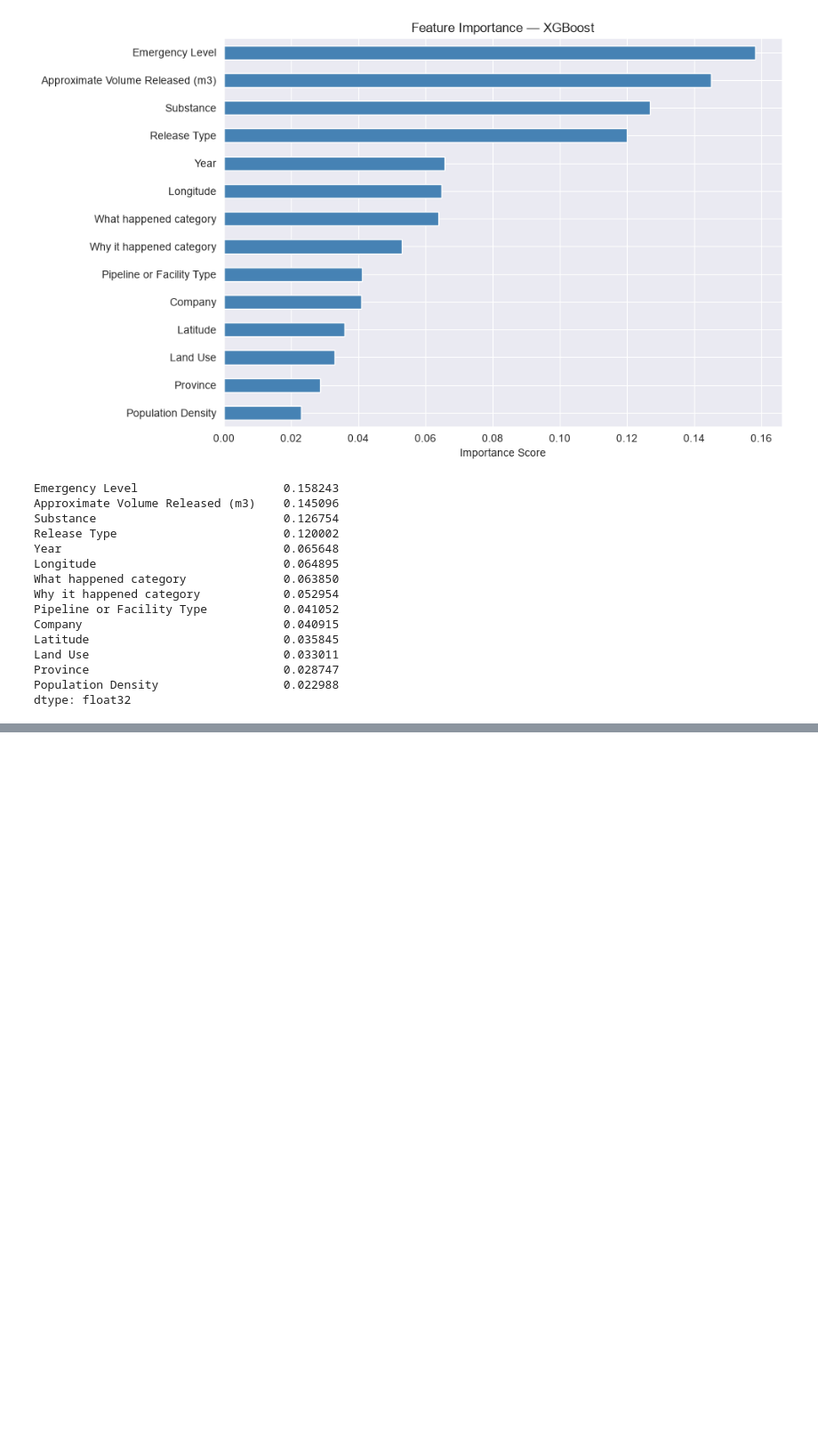
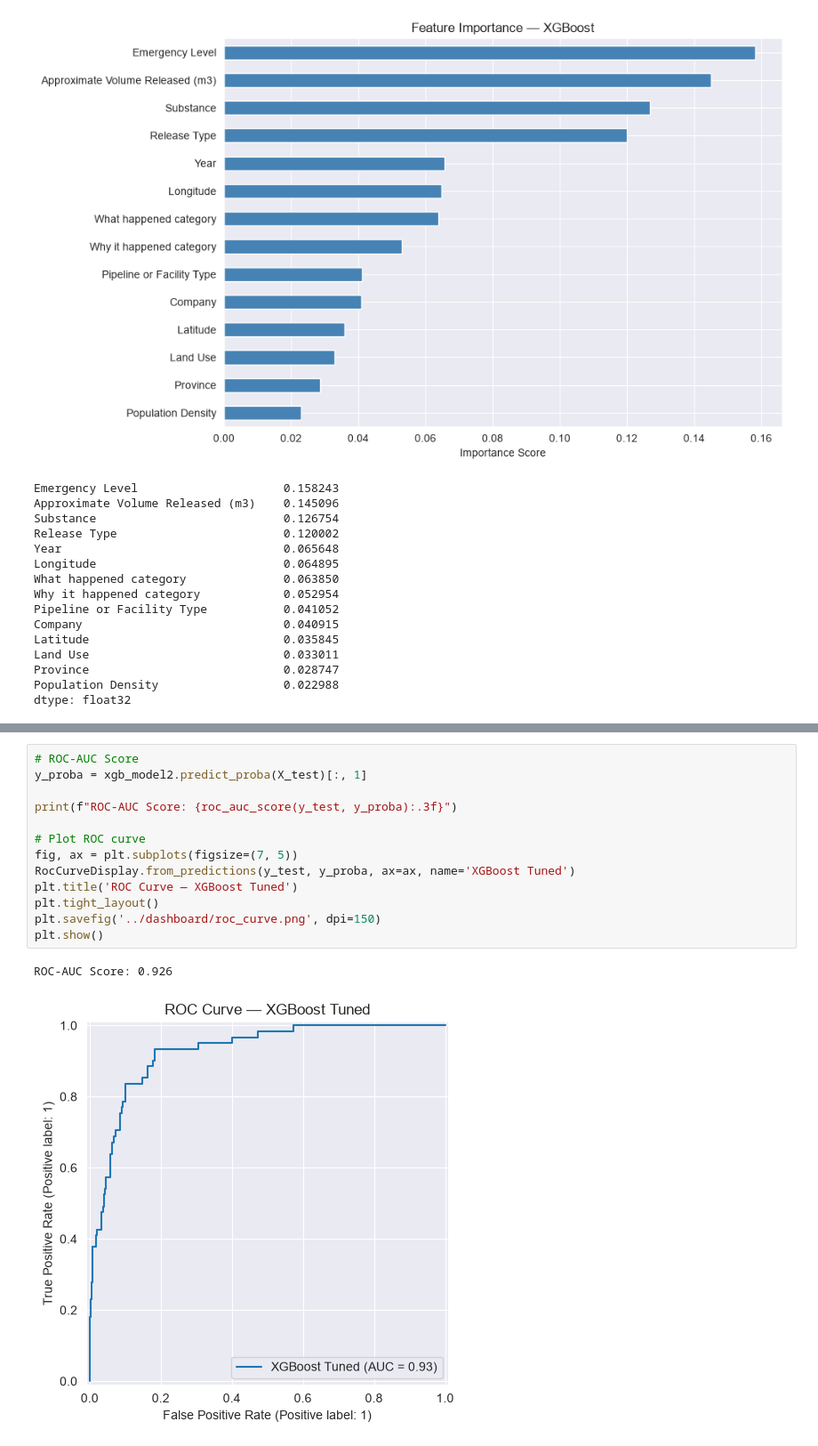
Before and after one commit to Abdullahnasirr/oil_gas_incident_risk_analytics, a Jupyter notebook: notebooks/03_ml_model.ipynb, the cells around one changed output, grey strips where cells are left out. Shown at 89% size. Cells and saved outputs as stored; diff of their text form; blank space fills up the shorter version.

```diff
--- a/notebooks/03_ml_model.ipynb
+++ b/notebooks/03_ml_model.ipynb
@@ -201,0 +240,16 @@ dtype: float32
+# %%
+# ROC-AUC Score
+y_proba = xgb_model2.predict_proba(X_test)[:, 1]
+
+print(f"ROC-AUC Score: {roc_auc_score(y_test, y_proba):.3f}")
+
+# Plot ROC curve
+fig, ax = plt.subplots(figsize=(7, 5))
+RocCurveDisplay.from_predictions(y_test, y_proba, ax=ax, name='XGBoost Tuned')
+plt.title('ROC Curve — XGBoost Tuned')
+plt.tight_layout()
+plt.savefig('../dashboard/roc_curve.png', dpi=150)
+plt.show()
+# %% [output]
+ROC-AUC Score: 0.926
+[figure, added]
```
Also changed, not shown: parts of 2 cells of this notebook, 2 other files.
